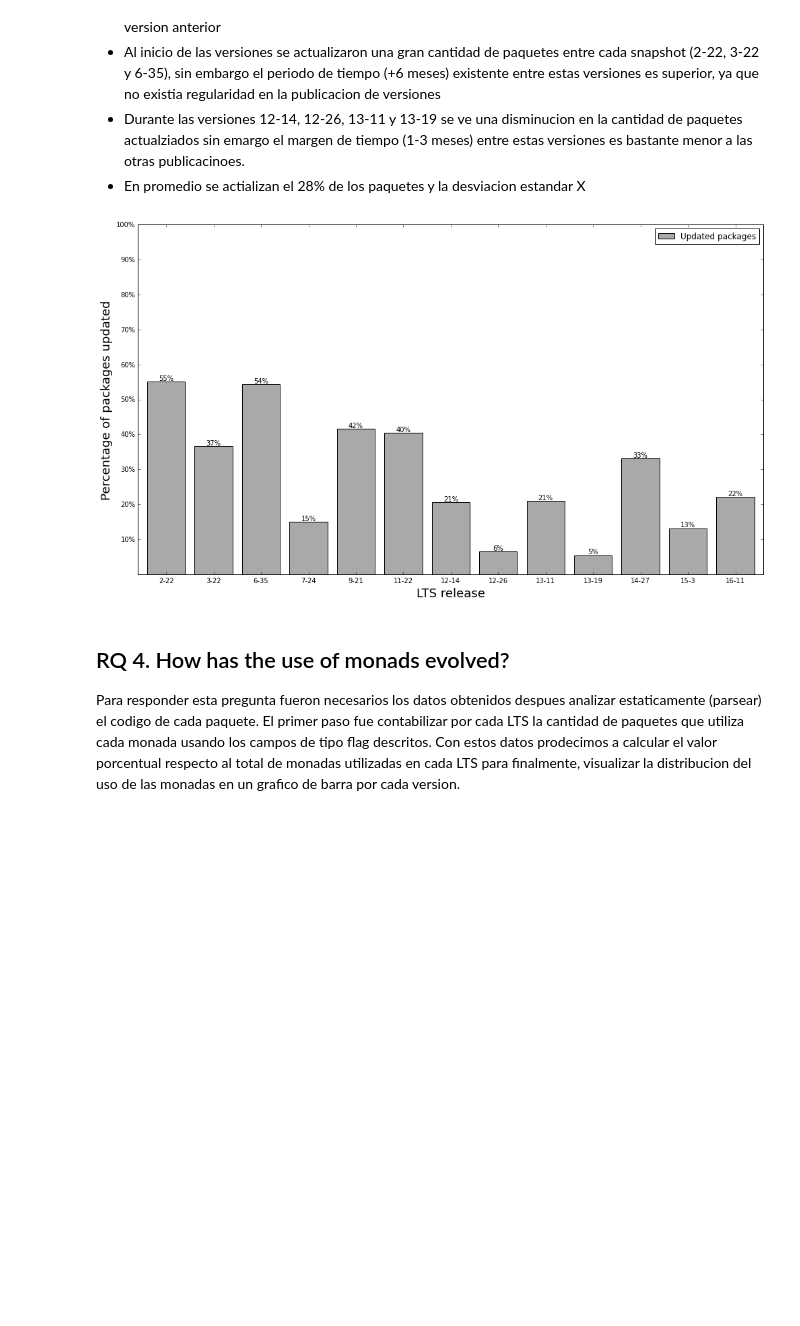
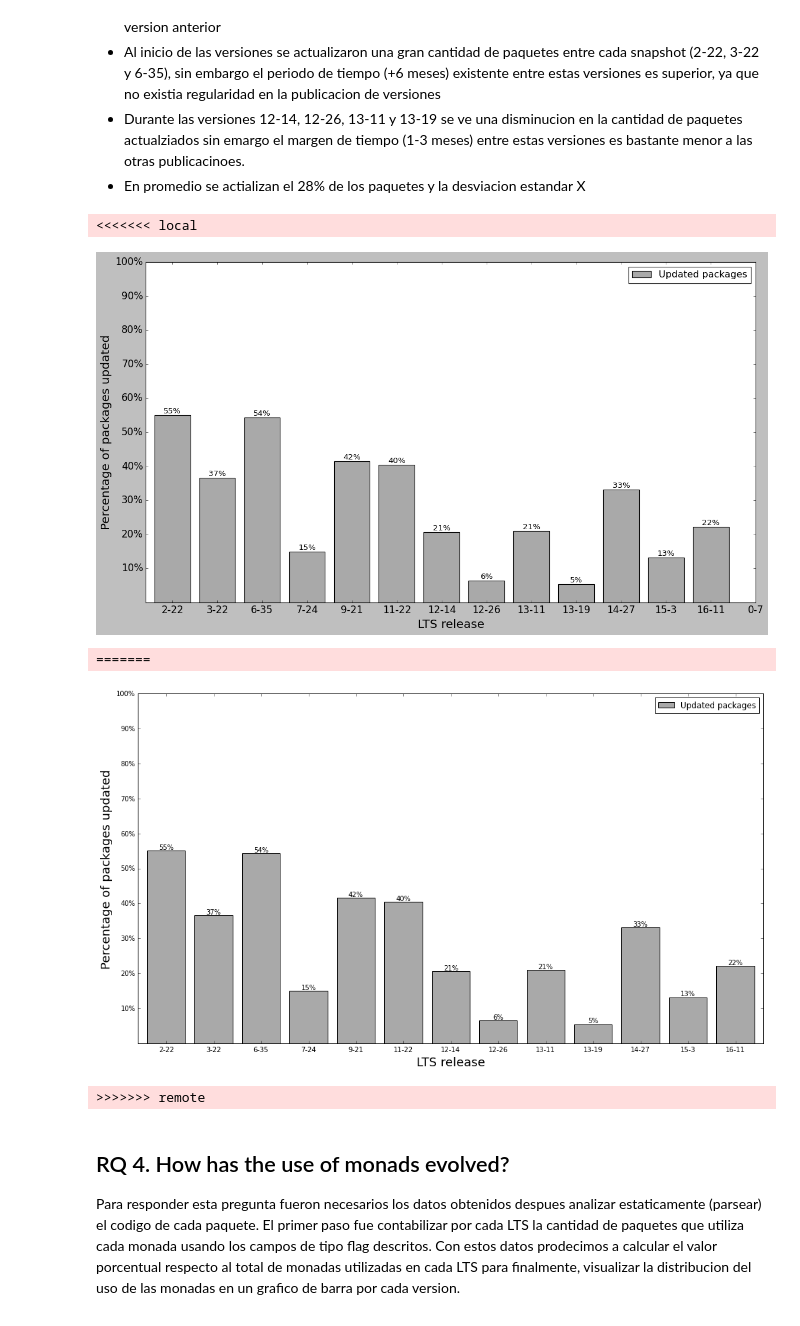
Before and after one commit to pragmaticslaboratory/stackage-evolution, a Jupyter notebook: notebooks/answers.ipynb, the cells around one changed output. Saved outputs shown, nothing was run; the diff lists cells and outputs as text; code cells hidden in the pictures; blank space fills up the shorter version.

```diff
--- a/notebooks/answers.ipynb
+++ b/notebooks/answers.ipynb
@@ -620,23 +691,35 @@ count_updated_packages_by_lts = get_count_updated_packages_by_lts(df_list, updat
 # %%
 index = list(count_updated_packages_by_lts.keys())
 updated_packages = list(count_updated_packages_by_lts.values())
 
 fig, ax = plt.subplots(figsize=(12,8))
 ax.margins(0.015)
 plt.subplots_adjust(bottom=0.1, right=1.2, top=1)
 
 bar1 = ax.bar(index, updated_packages, width=0.8, color='darkgrey', align='center', label='Updated packages')
 ax.bar_label(bar1, labels=list(map(lambda per: f"{round(per)}%", updated_packages)))
 
 ax.legend(loc='best')
 ax.set_xlabel('LTS release',fontsize=18)
 ax.set_ylabel('Percentage of packages updated',fontsize=18)
+<<<<<<< local
+ax.set_xticks(lts_list)
+ax.set_xticklabels(lts_list,fontsize=15)
+ax.set_yticks([10, 20, 30, 40, 50, 60, 70, 80, 90, 100])
+ax.set_yticklabels(['10%', '20%', '30%', '40%', '50%', '60%', '70%', '80%', '90%', '100%'],fontsize=15)
+plt.savefig("../graphs/rq3.pdf", format='pdf', bbox_inches='tight')
+=======
 ax.set_yticks([10, 20, 30, 40, 50, 60, 70, 80, 90, 100])
 ax.set_yticklabels(['10%', '20%', '30%', '40%', '50%', '60%', '70%', '80%', '90%', '100%'])
 plt.savefig("graphs/rq3.pdf", format='pdf', bbox_inches='tight')
+>>>>>>> remote
 plt.show()
 # %% [output]
+<<<<<<< local
-[figure, old version]
+[figure, new version]
+=======
+[figure, added]
+>>>>>>> remote
 # %% [markdown]
 ## RQ 4. How has the use of monads evolved?
 
```
Also changed, not shown: parts of 10 cells of this notebook, 10 other files.
